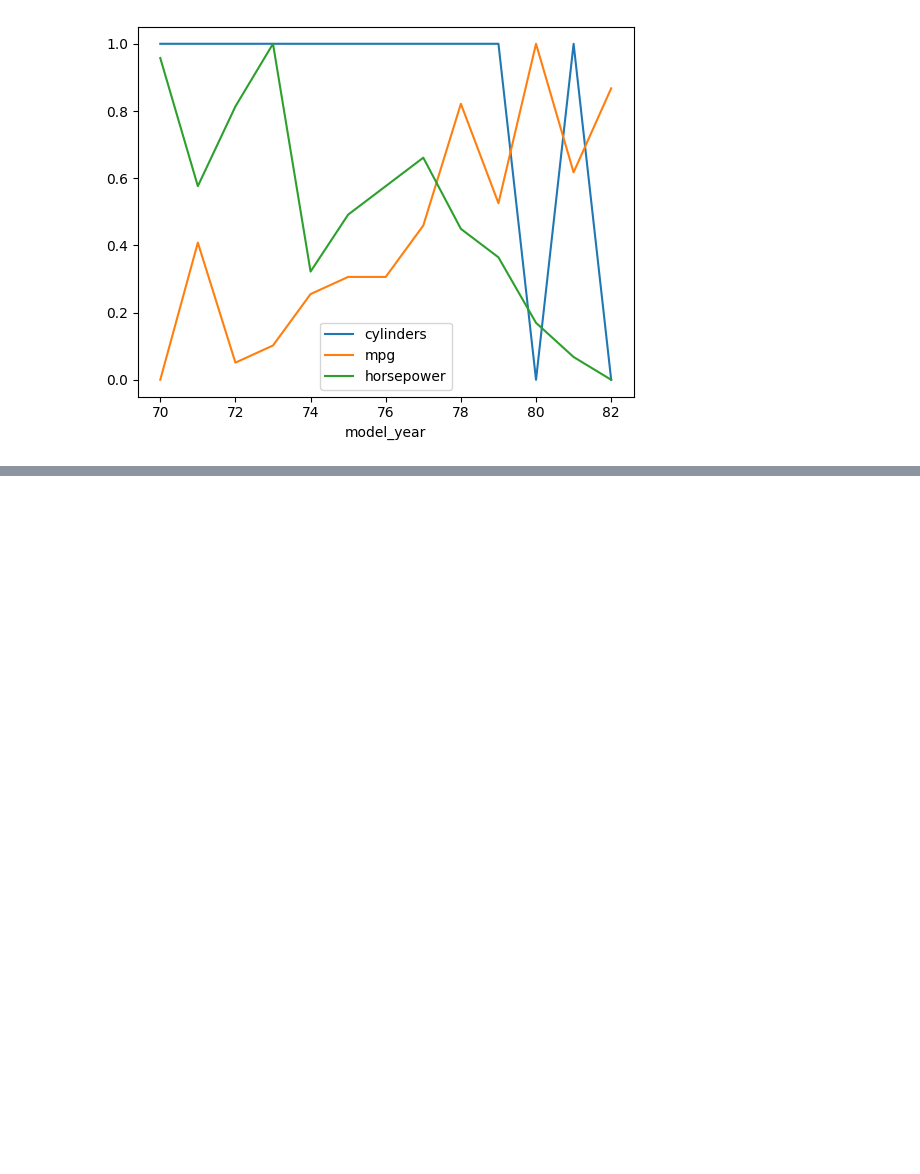
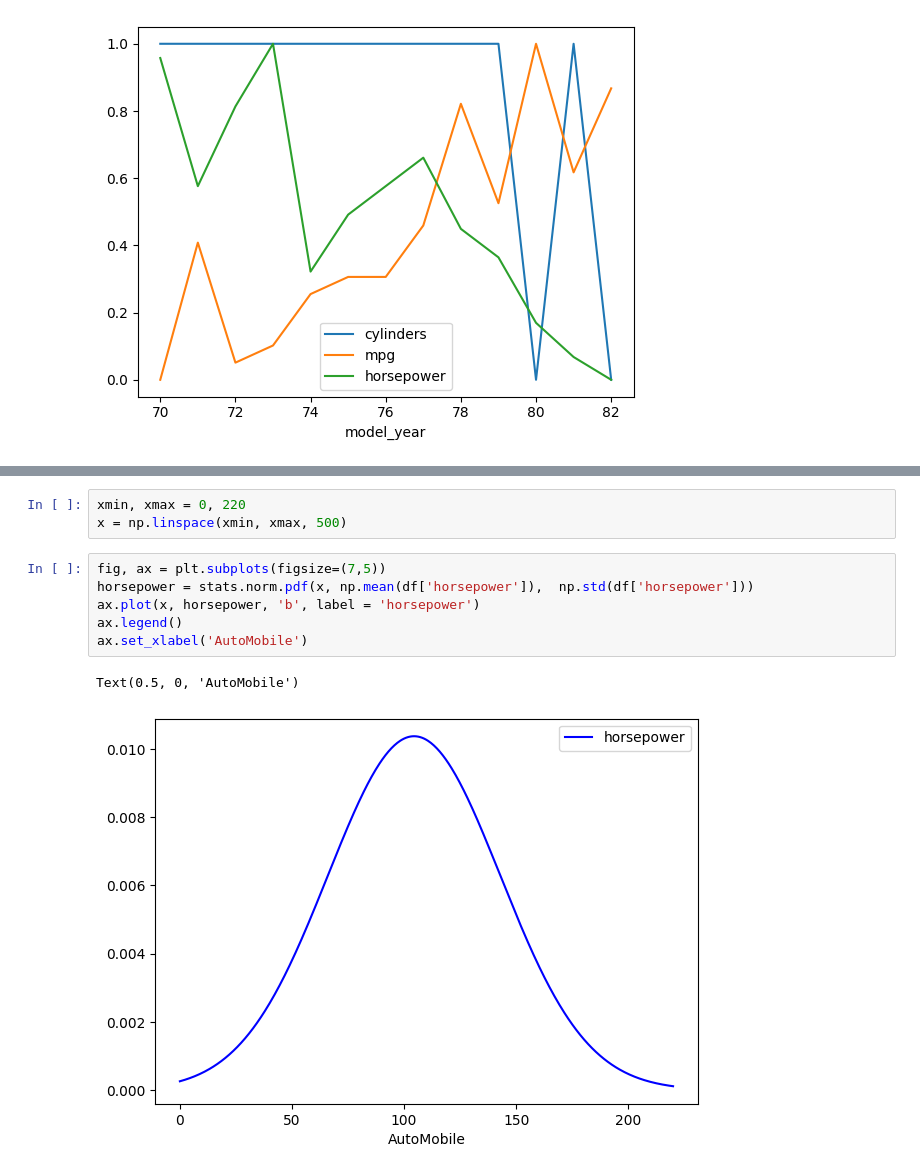
Before and after one commit to masoud533/DataVisualization, a Jupyter notebook: notebooks/AutoMobile/AutoMobile.ipynb, the cells around one changed output, grey strips where cells are left out. Drawn from its saved outputs; the diff is of its cells as text; blank space fills up the shorter version.

```diff
--- a/notebooks/AutoMobile/AutoMobile.ipynb
+++ b/notebooks/AutoMobile/AutoMobile.ipynb
@@ -42,0 +57,12 @@ plt.show()
+# %%
+xmin, xmax = 0, 220
+x = np.linspace(xmin, xmax, 500)
+# %%
+fig, ax = plt.subplots(figsize=(7,5))
+horsepower = stats.norm.pdf(x, np.mean(df['horsepower']),  np.std(df['horsepower']))
+ax.plot(x, horsepower, 'b', label = 'horsepower')
+ax.legend()
+ax.set_xlabel('AutoMobile')
+# %% [output]
+Text(0.5, 0, 'AutoMobile')
+[figure, added]
```
Also changed, not shown: parts of 4 cells of this notebook.
